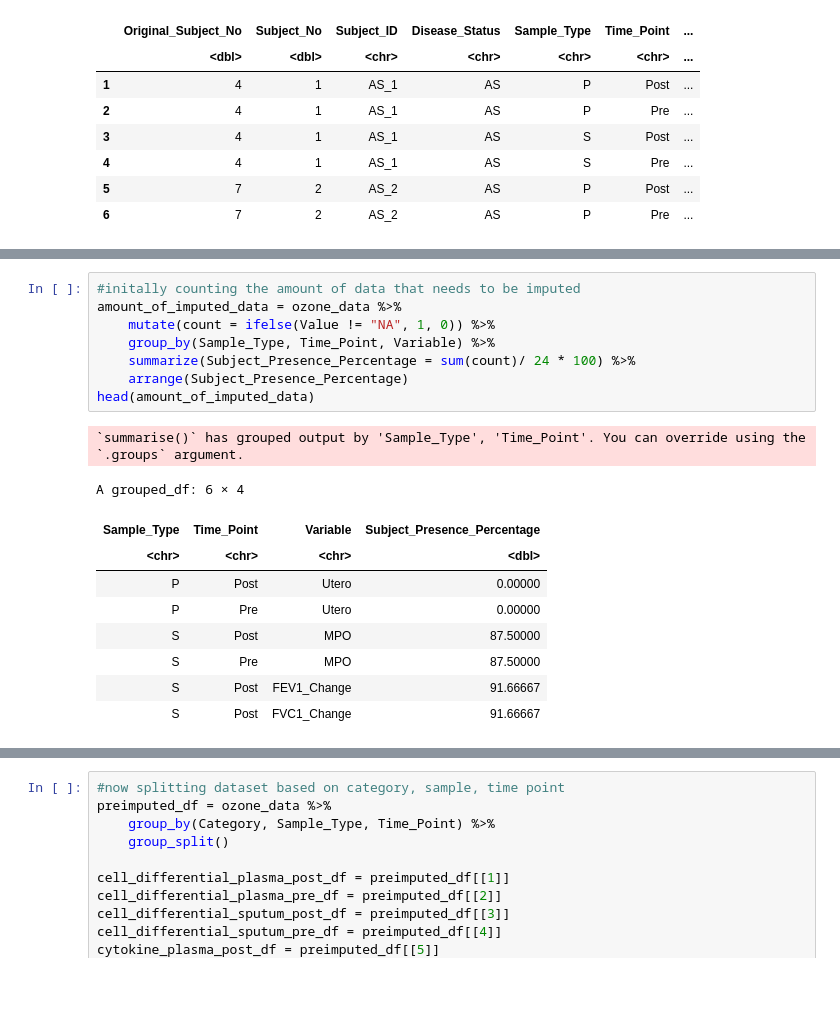
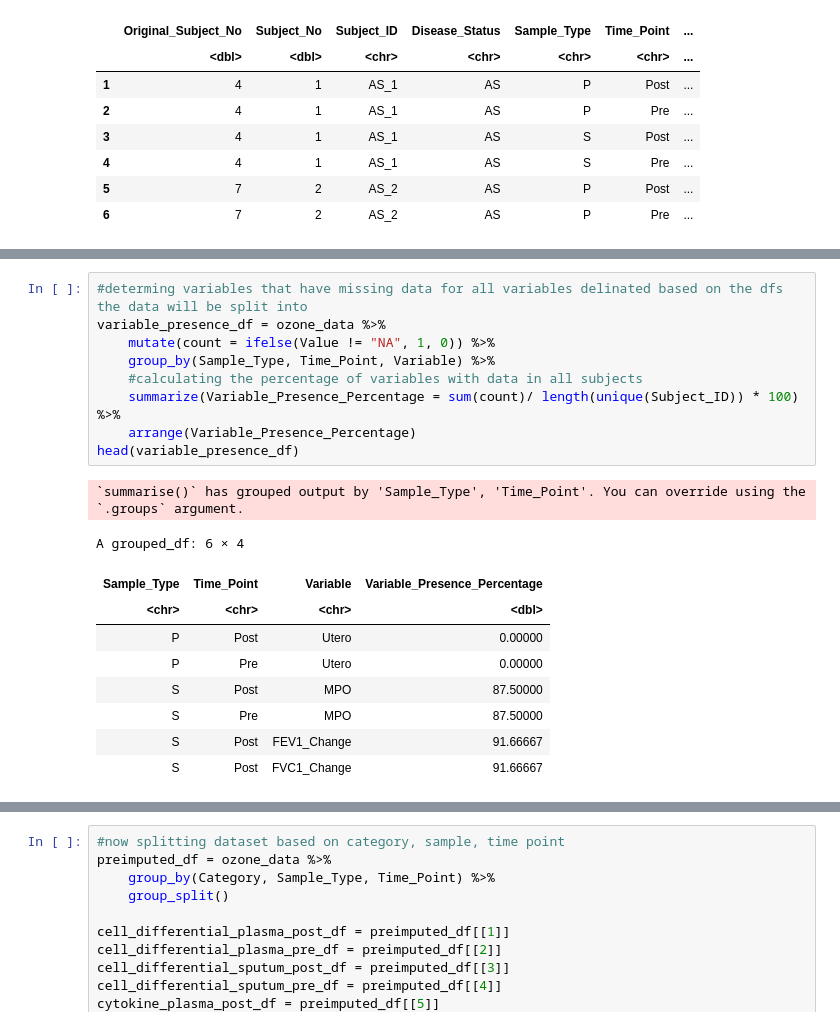
Before and after one commit to UNC-CEMALB/Ozone-exposure-is-associated-with-alterations-in-lung-and-systemic-sterol-profiles-in-healthy-and-as, a Jupyter notebook: 1. Data Imputation/Data Imputation.ipynb, the cells around one changed output, grey strips where cells are left out. Drawn from its saved outputs; the diff is of its cells as text; blank space fills up the shorter version.

```diff
--- a/1. Data Imputation/Data Imputation.ipynb
+++ b/1. Data Imputation/Data Imputation.ipynb
@@ -60,15 +79,16 @@ A data.frame: 6 × 11
 # %%
-#initally counting the amount of data that needs to be imputed
-amount_of_imputed_data = ozone_data %>%
+#determing variables that have missing data for all variables delinated based on the dfs the data will be split into
+variable_presence_df = ozone_data %>%
     mutate(count = ifelse(Value != "NA", 1, 0)) %>%
     group_by(Sample_Type, Time_Point, Variable) %>%
-    summarize(Subject_Presence_Percentage = sum(count)/ 24 * 100) %>%
-    arrange(Subject_Presence_Percentage)
-head(amount_of_imputed_data)
+    #calculating the percentage of variables with data in all subjects
+    summarize(Variable_Presence_Percentage = sum(count)/ length(unique(Subject_ID)) * 100) %>%
+    arrange(Variable_Presence_Percentage)
+head(variable_presence_df)
 # %% [output]
 `summarise()` has grouped output by 'Sample_Type', 'Time_Point'. You can override using the `.groups` argument.
 A grouped_df: 6 × 4
-| Sample_Type | Time_Point | Variable | Subject_Presence_Percentage |
+| Sample_Type | Time_Point | Variable | Variable_Presence_Percentage |
 | <chr> | <chr> | <chr> | <dbl> |
 | P | Post | Utero | 0.00000 |
 | P | Pre | Utero | 0.00000 |
```
Also changed, not shown: parts of 11 cells of this notebook.
